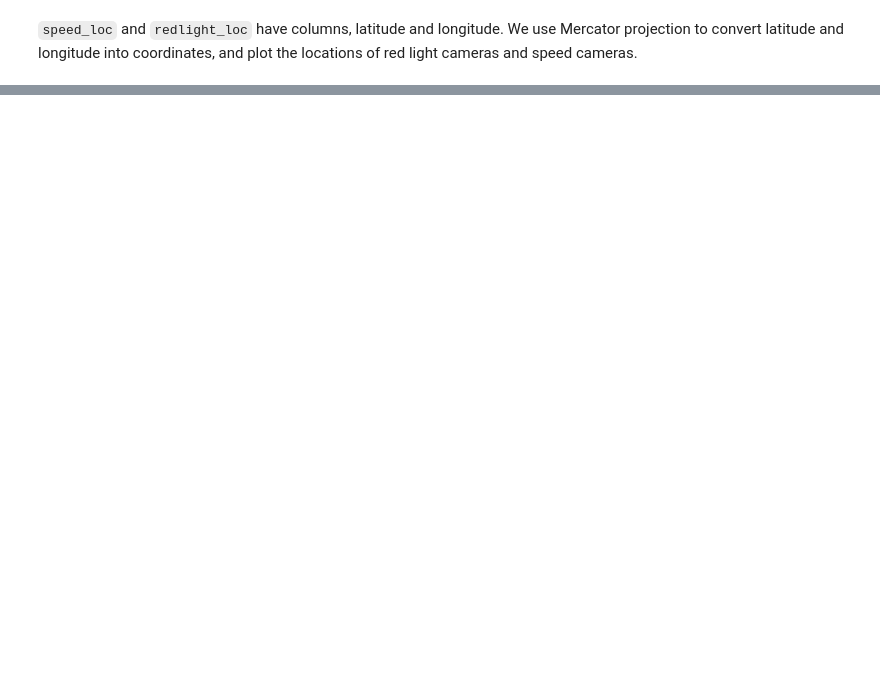
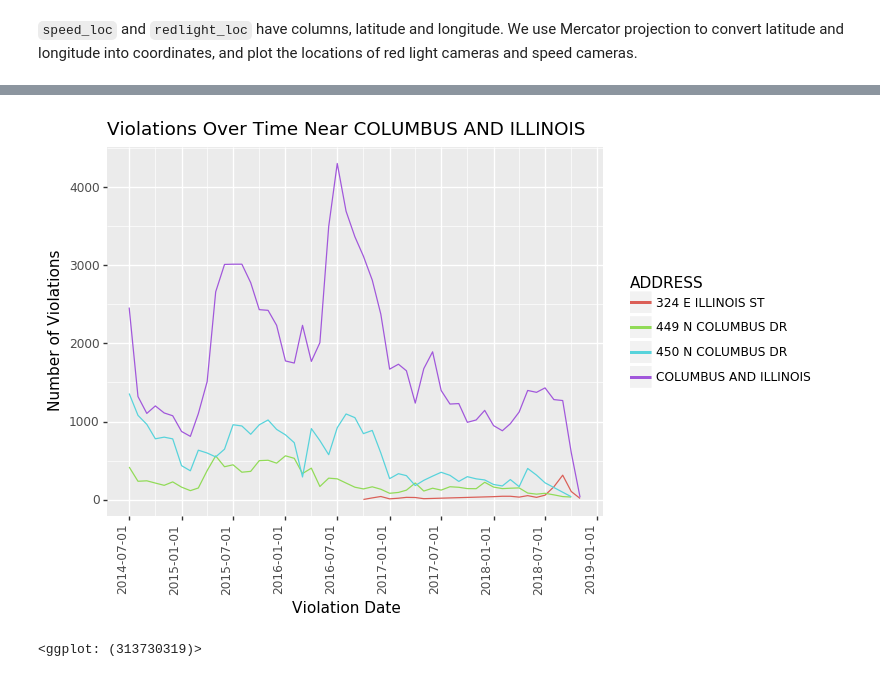
Before and after one commit to xavierhung/Project, a Jupyter notebook: Project.ipynb, the cells around one changed output, grey strips where cells are left out. Drawn from its saved outputs; the diff is of its cells as text; code cells hidden in the pictures; blank space fills up the shorter version.

```diff
--- a/Project.ipynb
+++ b/Project.ipynb
@@ -118,7 +120,8 @@ speed_violations_copy = pd.DataFrame(columns = speed_violations.columns.values)
 for i in range(0, speed_loc_copy.shape[0]):
     address = speed_violations[speed_violations['ADDRESS'].str.contains(speed_loc_copy.iloc[i,0].upper())]
     speed_violations_copy = speed_violations_copy.append(address, ignore_index = True)
-    pairs.iloc[i,0] = address.iloc[0,0]
+    if len(address.index) > 0:
+        pairs.iloc[i,0] = address.iloc[0,0]
 # %%
 redlight_violations_copy = pd.DataFrame(columns = redlight_violations.columns.values)
 
@@ -212,0 +182,25 @@ least_speed_redlight = redlight_violations_copy.loc[redlight_violations_copy['IN
+# %%
+# most_redlight_violations and most_redlight_speed are pairs
+most_redlight_speed = pd.DataFrame()
+temp = pairs.loc[pairs['redlight'] == most_redlight_violations.iloc[0,0]].reset_index(drop = True).iloc[:, 0].tolist()
+for i in range (0, len(temp)):
+    most_redlight_speed = most_redlight_speed.append(speed_violations_copy.loc[speed_violations_copy['ADDRESS'].str.contains(temp[i])].reset_index(drop = True))
+
+most_redlight_speed['date'] = pd.to_datetime(most_redlight_speed['VIOLATION DATE']).apply(lambda x: x.strftime('%Y-%m'))
+most_redlight_speed['date'] = pd.to_datetime(most_redlight_speed['date'])
+temp = most_redlight_speed.groupby(['ADDRESS', 'date'])['VIOLATIONS'].sum()
+plotdata = pd.DataFrame({'ADDRESS': temp.index.get_level_values('ADDRESS'), 'date': temp.index.get_level_values('date'),'count': temp.values})
+
+most_redlight_violations['date'] = pd.to_datetime(most_redlight_violations['VIOLATION DATE']).apply(lambda x: x.strftime('%Y-%m'))
+most_redlight_violations['date'] = pd.to_datetime(most_redlight_violations['date'])
+temp = most_redlight_violations.groupby('date')['VIOLATIONS'].sum()
+plotdata = plotdata.append(pd.DataFrame({'date': temp.index.get_level_values('date'), 'count': temp.values,'ADDRESS': most_redlight_violations.iloc[0,0]}))
+
+print(ggplot(aes(x = 'date', y = 'count', color = 'ADDRESS'), data = plotdata)
+ + geom_line()
+ + labs(x = 'Violation Date', y = 'Number of Violations')
+ + theme(axis_text_x  = element_text(angle = 90, hjust = 1))
+ + ggtitle('Violations Over Time Near ' + most_redlight_violations.iloc[0,0]))
+# %% [output]
+[figure, added]
+<ggplot: (313730319)>
```
Also changed, not shown: parts of 11 cells of this notebook.
